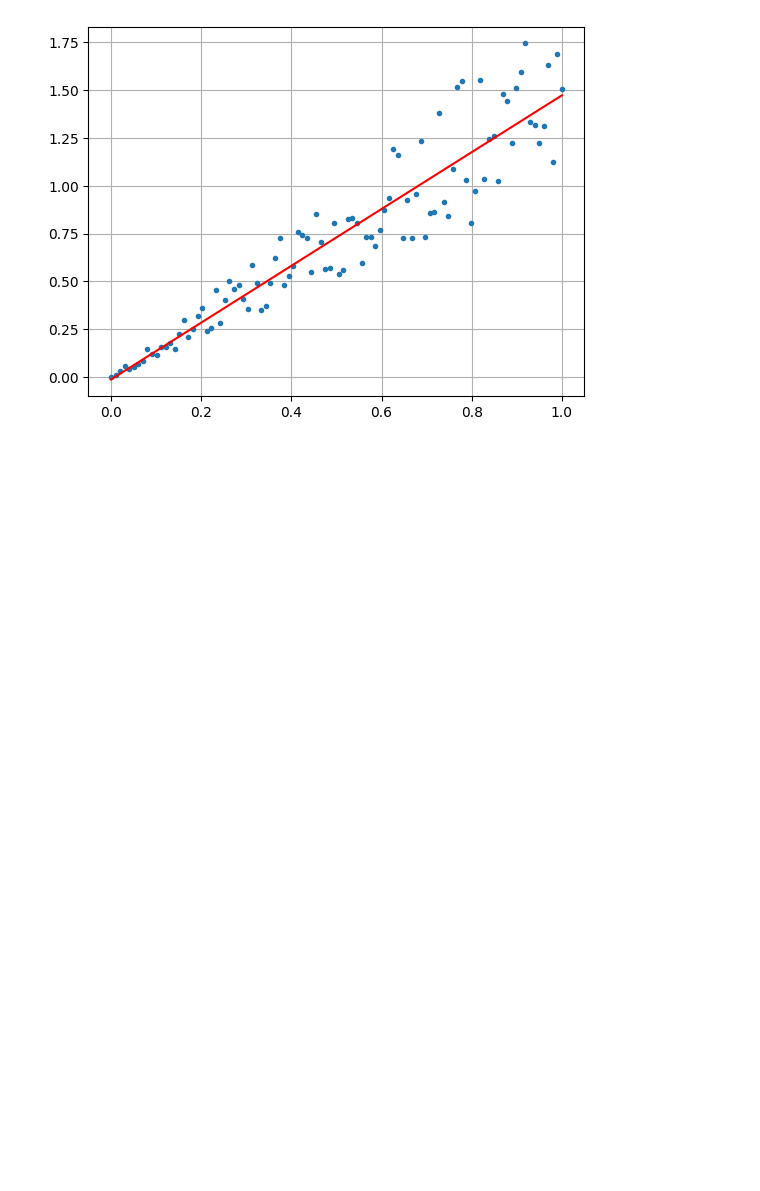
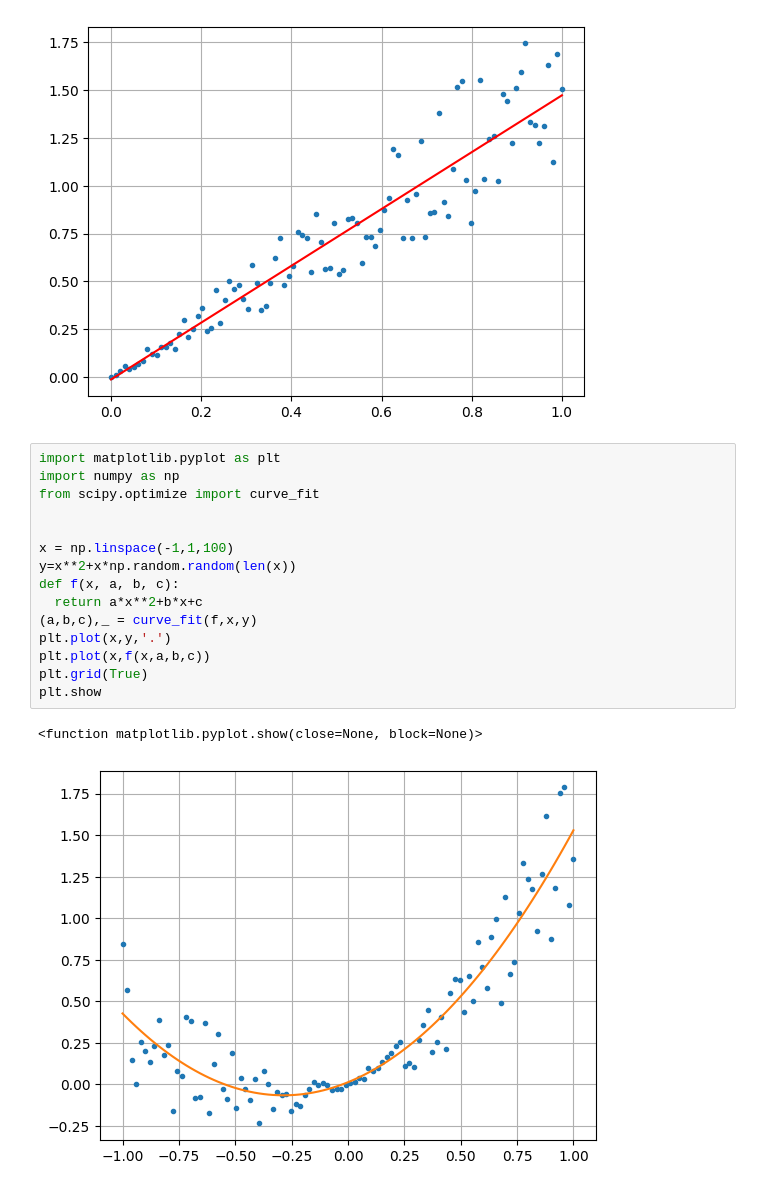
Before and after one commit to SW0301/MMVSU, a Jupyter notebook: lab4.ipynb, the cells around one changed output. Cells and saved outputs as stored; diff of their text form; blank space fills up the shorter version.

```diff
--- a/lab4.ipynb
+++ b/lab4.ipynb
@@ -39,3 +37,21 @@ plt.show
 # %% [output]
 <function matplotlib.pyplot.show(close=None, block=None)>
 [figure]
+# %%
+import matplotlib.pyplot as plt
+import numpy as np
+from scipy.optimize import curve_fit
+
+
+x = np.linspace(-1,1,100)
+y=x**2+x*np.random.random(len(x))
+def f(x, a, b, c):
+  return a*x**2+b*x+c
+(a,b,c),_ = curve_fit(f,x,y)
+plt.plot(x,y,'.')
+plt.plot(x,f(x,a,b,c))
+plt.grid(True)
+plt.show
+# %% [output]
+<function matplotlib.pyplot.show(close=None, block=None)>
+[figure, added]
```
Also changed, not shown: parts of 1 cell of this notebook.
